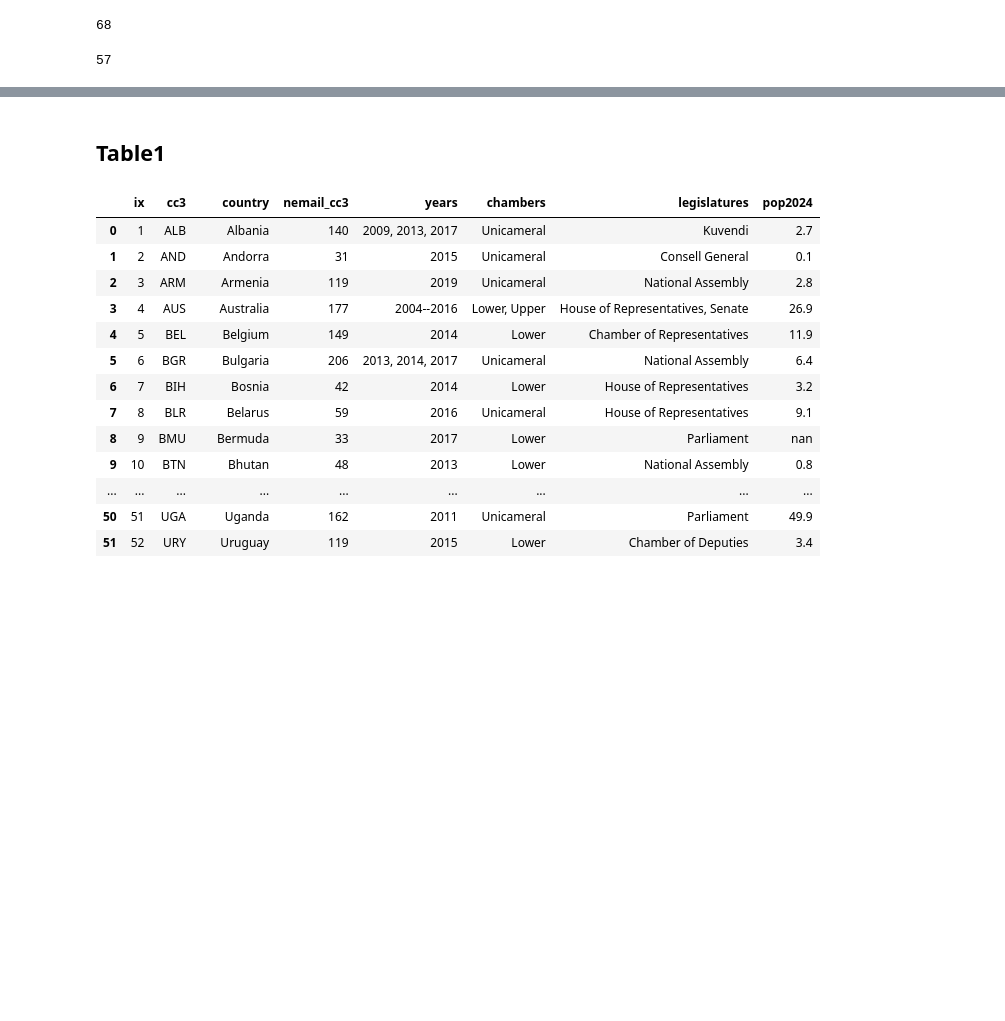
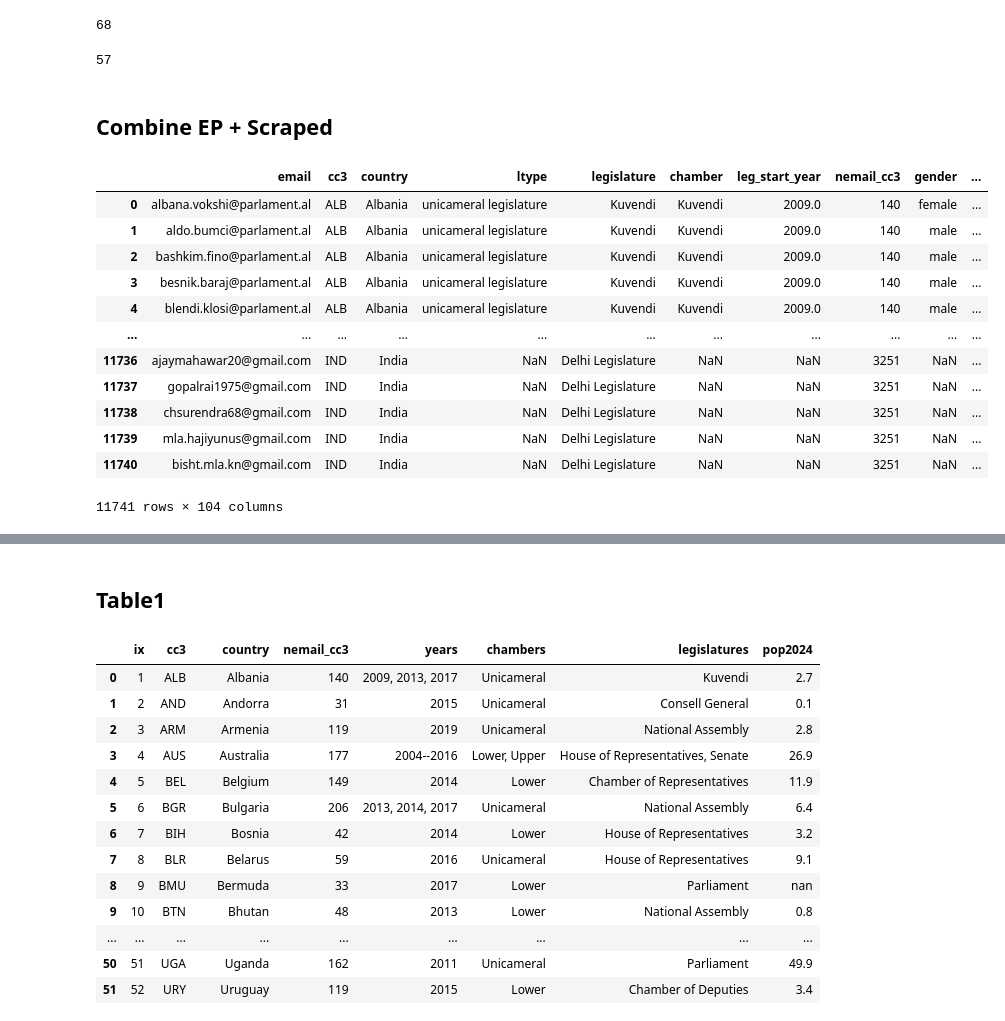
Before and after one commit to themains/pwned_pols, a Jupyter notebook: scripts/06_everypol_summ.ipynb, the cells around one changed output, grey strips where cells are left out. Cells and saved outputs as stored; diff of their text form; code cells hidden in the pictures; blank space fills up the shorter version.

```diff
--- a/scripts/06_everypol_summ.ipynb
+++ b/scripts/06_everypol_summ.ipynb
@@ -302,3 +368,25 @@ df_scraped_emails["email"].nunique() + df_ep_emails["email"].nunique()
 df_ep_emails["cc3"].nunique() + df_scraped_emails["cc3"].nunique() - 2
 # %% [output]
 57
+# %% [markdown]
+## Combine EP + Scraped
+# %%
+df_pol_emails = (
+    pd.concat([df_ep_emails, df_scraped_emails])
+    .pipe(lambda df_: clean_email_column_no_dedupe(df_))
+)
+df_pol_emails
+# %% [output]
+|  | email | cc3 | country | ltype | legislature | chamber | leg_start_year | nemail_cc3 | gender | ... |
+| 0 | albana.vokshi@parlament.al | ALB | Albania | unicameral legislature | Kuvendi | Kuvendi | 2009.0 | 140 | female | ... |
+| 1 | aldo.bumci@parlament.al | ALB | Albania | unicameral legislature | Kuvendi | Kuvendi | 2009.0 | 140 | male | ... |
+| 2 | bashkim.fino@parlament.al | ALB | Albania | unicameral legislature | Kuvendi | Kuvendi | 2009.0 | 140 | male | ... |
+| 3 | besnik.baraj@parlament.al | ALB | Albania | unicameral legislature | Kuvendi | Kuvendi | 2009.0 | 140 | male | ... |
+| 4 | blendi.klosi@parlament.al | ALB | Albania | unicameral legislature | Kuvendi | Kuvendi | 2009.0 | 140 | male | ... |
+| ... | ... | ... | ... | ... | ... | ... | ... | ... | ... | ... |
+| 11736 | ajaymahawar20@gmail.com | IND | India | NaN | Delhi Legislature | NaN | NaN | 3251 | NaN | ... |
+| 11737 | gopalrai1975@gmail.com | IND | India | NaN | Delhi Legislature | NaN | NaN | 3251 | NaN | ... |
+| 11738 | chsurendra68@gmail.com | IND | India | NaN | Delhi Legislature | NaN | NaN | 3251 | NaN | ... |
+| 11739 | mla.hajiyunus@gmail.com | IND | India | NaN | Delhi Legislature | NaN | NaN | 3251 | NaN | ... |
+| 11740 | bisht.mla.kn@gmail.com | IND | India | NaN | Delhi Legislature | NaN | NaN | 3251 | NaN | ... |
+11741 rows × 104 columns
```
Also changed, not shown: parts of 12 cells of this notebook, 4 other files.
